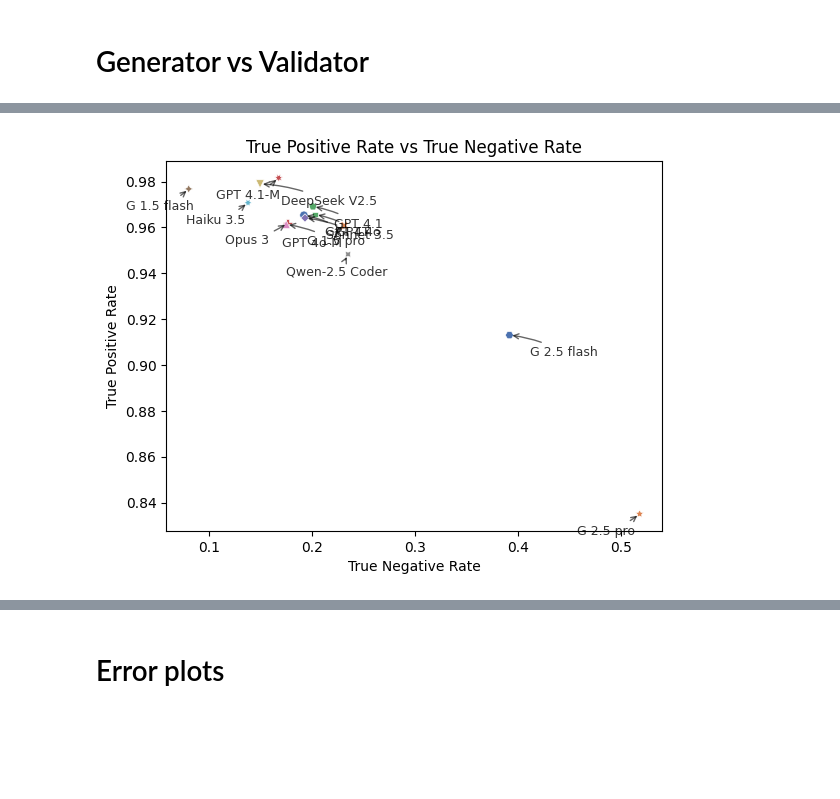
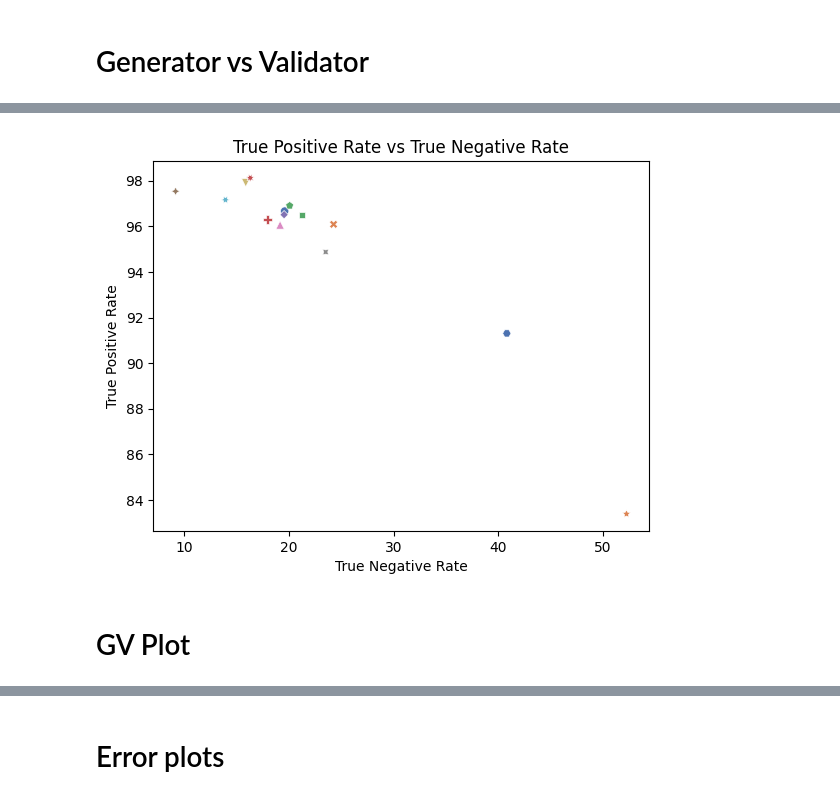
Before and after one commit to srynsh/LLM-Benchmarking, a Jupyter notebook: notebooks/notebook.ipynb, the cells around one changed output, grey strips where cells are left out. Saved outputs shown, nothing was run; the diff lists cells and outputs as text; code cells hidden in the pictures; blank space fills up the shorter version.

Commit message:
GV plot

```diff
--- a/notebooks/notebook.ipynb
+++ b/notebooks/notebook.ipynb
@@ -13,7 +13,7 @@ import numpy as np
 
 pGa_CONST = {
     'gpt-4o': 0.93478,
-    'gpt-4-turbo': 0.87045,
+    'gpt-4-turbo': 0.872,
     'claude_3_opus': 0.95402,
     'gemini-1.5-pro': 0.92846,
     'deepseek-chat': 0.92841,
@@ -21,6 +21,7 @@ pGa_CONST = {
 }
 
 df_pg = pd.DataFrame(pGa_CONST.items(), columns=['generator', 'precision'])
+df_pg['precision'] = df_pg['precision'] * 100
 df_pg['validator'] = 'human'
 df = df_pg.copy()
 
@@ -59,8 +60,8 @@ MODELS_SHORT = {
     'gpt-4.1-mini-2025-04-14': 'GPT 4.1-M'
 }
 
-PVVA_CONST = np.array([0.9653183333, 0.9607766667, 0.9656033333, 0.96188, 0.964095, 0.97678, 0.9612833333, 0.9482683333, 0.978955, 0.97076, 0.913025, 0.83509, 0.9690833333, 0.9815666667])
-PVIVA_CONST = np.array([0.191985, 0.2311483333, 0.2030516667, 0.17602, 0.193035, 0.080025, 0.1747666667, 0.23487, 0.149345, 0.13767, 0.3917416667, 0.5182083333, 0.2007766667, 0.167475])
+PVVA_CONST = np.array([0.9666966667, 0.960885, 0.9649833333, 0.962975, 0.9651233333, 0.97538, 0.960595, 0.948735, 0.97915, 0.9716366667, 0.9130316667, 0.8338383333, 0.96908, 0.9812433333])
+PVIVA_CONST = np.array([0.1960216667, 0.2427666667, 0.212795, 0.179535, 0.1954833333, 0.0918116667, 0.1916566667, 0.235205, 0.1588316667, 0.1394433333, 0.4082616667, 0.5225683333, 0.2007916667, 0.1631583333])
 
 pValid = {}
 pInvalid = {}
@@ -73,6 +74,9 @@ for model, pV in zip(MODELS, PVIVA_CONST):
 
 df_tpr = pd.DataFrame(pValid.items(), columns=['validator', 'tpr'])
 df_tnr = pd.DataFrame(pInvalid.items(), columns=['validator', 'tnr'])
+
+df_tpr['tpr'] = df_tpr['tpr'] * 100
+df_tnr['tnr'] = df_tnr['tnr'] * 100
 # %% [markdown]
 ## GV
 # %%
@@ -221,0 +230,5 @@ plt.legend().remove()  # Remove the legend since we have annotations
+# %%
+df_elo_tpr = pd.merge(df_elo, df_tpr, left_on='generator', right_on='validator')
+df_plot = df_elo_tpr
+
+df_plot
@@ -291,10 +366,11 @@ plt.tight_layout()
 # %% [markdown]
 # Generator vs Validator
 # %%
-df_gen_valid = pd.merge(df[df['validator'] == 'ensemble'], df_tpr, left_on='generator', right_on='model')
+df_gen_valid = pd.merge(df[df['validator'] == 'ensemble'], df_tpr, left_on='generator', right_on='validator')
 # Drop existing model_x column to avoid confusion when merging
-df_gen_valid.drop(['model'], axis=1, inplace=True)
-df_gen_valid = pd.merge(df_gen_valid, df_tnr, left_on='generator', right_on='model')
+df_gen_valid.drop(['validator_x'], axis=1, inplace=True)
+df_gen_valid.drop(['validator_y'], axis=1, inplace=True)
+df_gen_valid = pd.merge(df_gen_valid, df_tnr, left_on='generator', right_on='validator')
 
 df_gen_valid
 # %% [output]
@@ -316,33 +489,29 @@ df_gen_valid
 # %%
 sns.scatterplot(data=df_gen_valid, x='tnr', y='tpr', hue='generator', style='generator', palette='deep')
 
 plt.title('True Positive Rate vs True Negative Rate')
 plt.xlabel('True Negative Rate')
 plt.ylabel('True Positive Rate')
 # Add annotations for each point
 for idx, row in df_gen_valid.iterrows():
     shorthand = MODELS_SHORT.get(row['generator'], row['generator'])
 
     # Determine optimal label positioning based on data characteristics
     if row['tpr'] > 0.5:  # Higher TPR models
         y_offset = -15
     else:  # Lower TPR models
         y_offset = 15
 
-    # Spread out labels horizontally to reduce overlap
-    x_offset = 15 if idx % 2 == 0 else -45
-    plt.annotate(
-        shorthand,
-        xy=(row['tnr'], row['tpr']),  # Point to exact data point (no jitter)
-        xytext=(x_offset, y_offset),  # Offset text for readability
-        textcoords='offset points',
-        fontsize=9,
-        alpha=0.8,
-        arrowprops=dict(arrowstyle='->', connectionstyle='arc3,rad=0.1', alpha=0.6)
-    )
-
+    # plt.annotate(shorthand,  # Use shorthand for model name for clarity
+    #              xy=(row['tnr'], row['tpr']),
+    #              xytext=(7, 0),  # Offset text slightly to the right
+    #              textcoords='offset points',
+    #              fontsize=9,
+    #              alpha=0.8)
 
 plt.legend().remove()  # Remove the legend since we have annotations
 # plt.legend(title='Model', bbox_to_anchor=(1.05, 1), loc='upper left')
 # %% [output]
-[figure, old version]
+[figure, new version]
+# %% [markdown]
+# GV Plot
```
Also changed, not shown: parts of 14 cells of this notebook.
